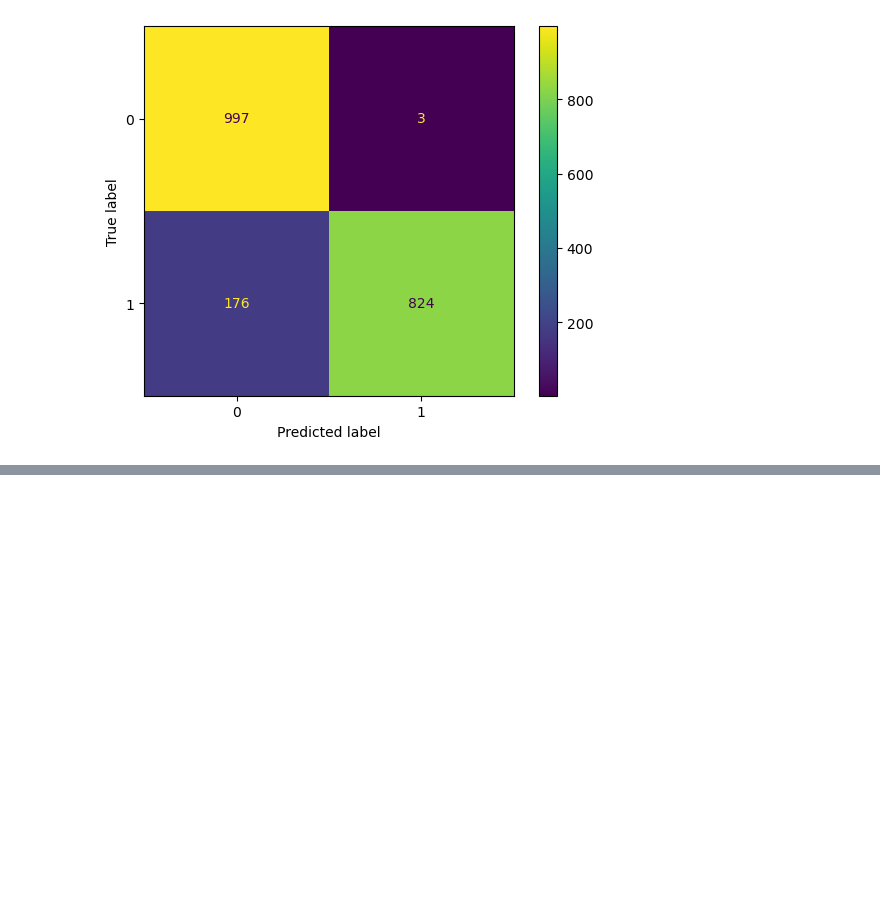
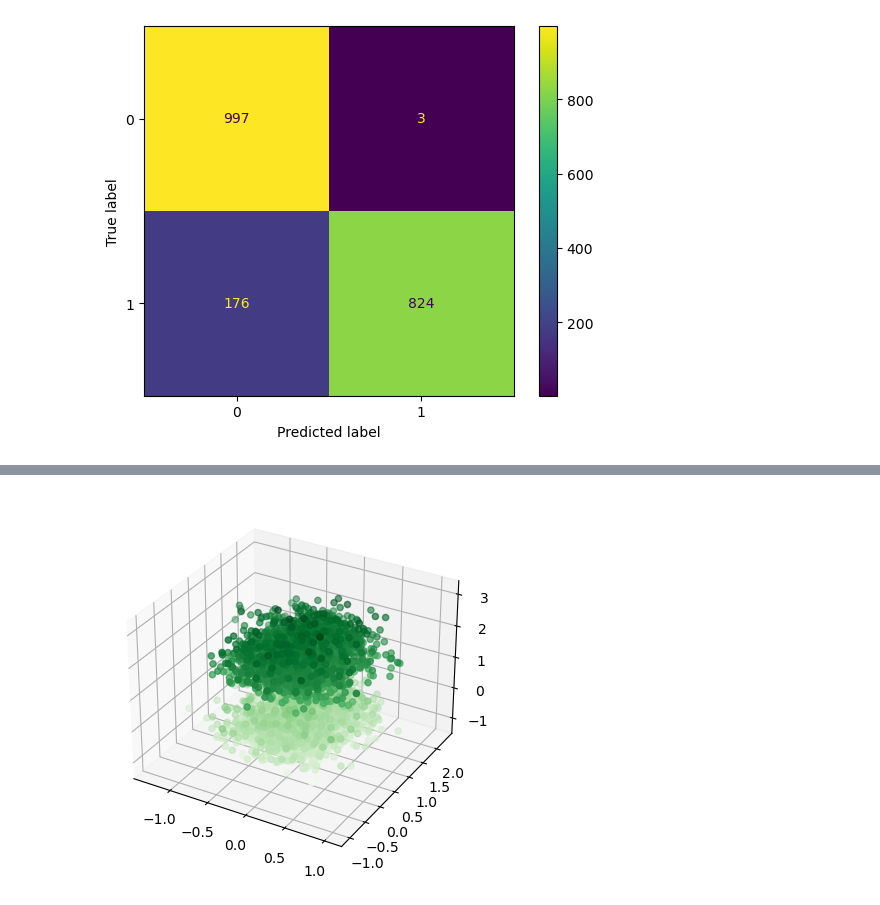
Before and after one commit to MiguelAcostaDelVecchio/RandomProcesses, a Jupyter notebook: Week5/MiguelHW5.ipynb, the cells around one changed output, grey strips where cells are left out. Saved outputs shown, nothing was run; the diff lists cells and outputs as text; code cells hidden in the pictures; blank space fills up the shorter version.

```diff
--- a/Week5/MiguelHW5.ipynb
+++ b/Week5/MiguelHW5.ipynb
@@ -37,0 +79,5 @@ cm_display = ConfusionMatrixDisplay(cm).plot()
+# %%
+ax = plt.axes(projection='3d')
+ax.scatter3D(a, b, c, c=c, cmap='Greens');
+# %% [output]
+[figure, added]
```
Also changed, not shown: parts of 5 cells of this notebook.
